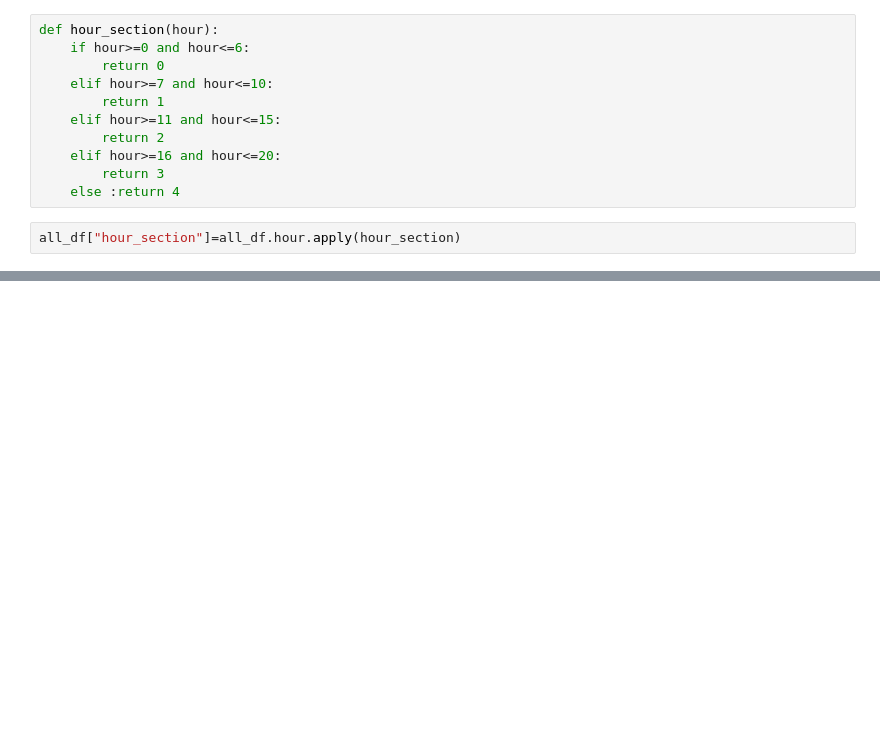
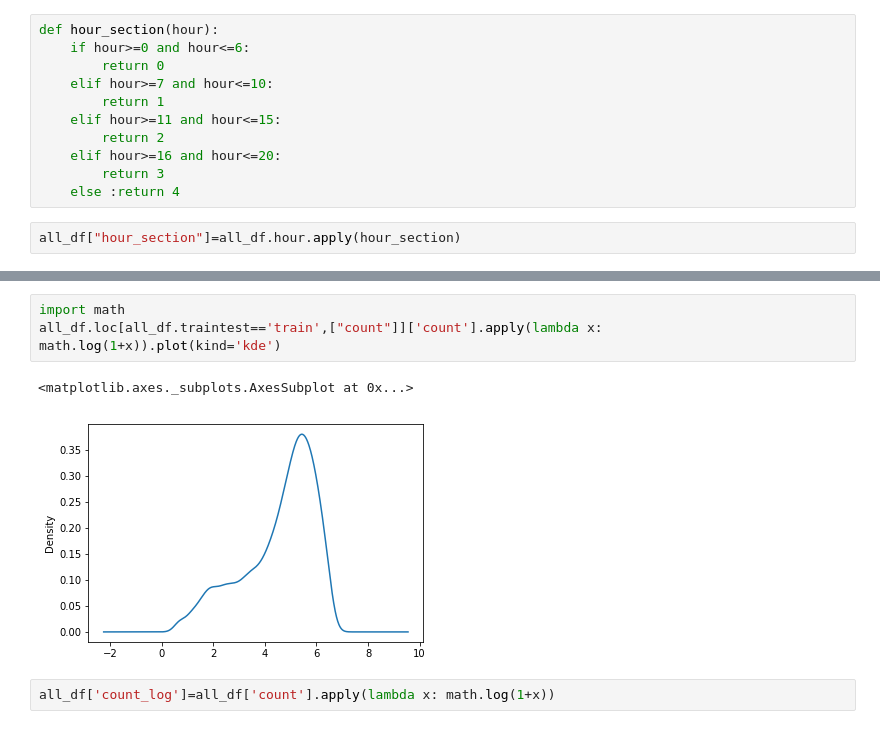
Before and after one commit to cqychen/mykaggle, a Jupyter notebook: Bike Sharing Demand/Bike Sharing Demand.ipynb, the cells around one changed output, grey strips where cells are left out. Cells and saved outputs as stored; diff of their text form; blank space fills up the shorter version.

```diff
--- a/Bike Sharing Demand/Bike Sharing Demand.ipynb
+++ b/Bike Sharing Demand/Bike Sharing Demand.ipynb
@@ -179,0 +224,8 @@ axes[1][1].set(xlabel='Working Day', ylabel='Count',title="Box Plot On Count Acr
+# %%
+import math
+all_df.loc[all_df.traintest=='train',["count"]]['count'].apply(lambda x: math.log(1+x)).plot(kind='kde')
+# %% [output]
+<matplotlib.axes._subplots.AxesSubplot at 0x...>
+[figure, added]
+# %%
+all_df['count_log']=all_df['count'].apply(lambda x: math.log(1+x))
```
Also changed, not shown: parts of 68 cells of this notebook, 9 other files.
